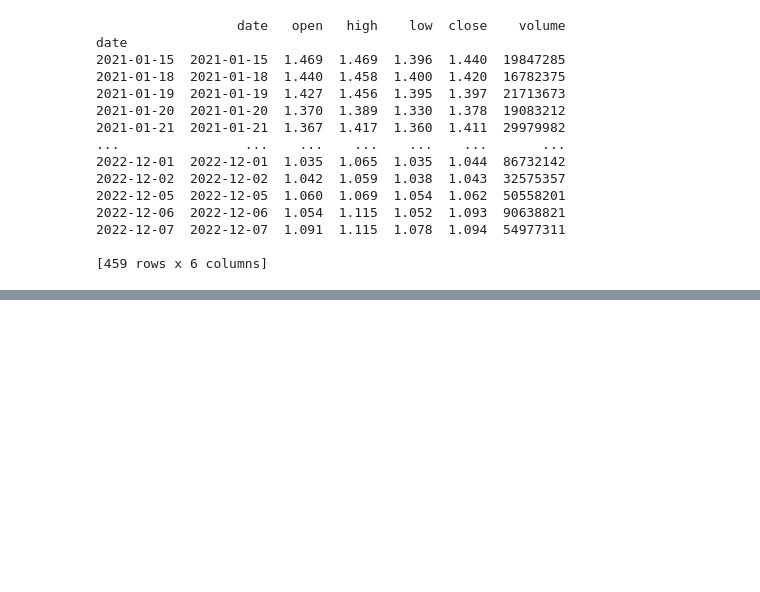
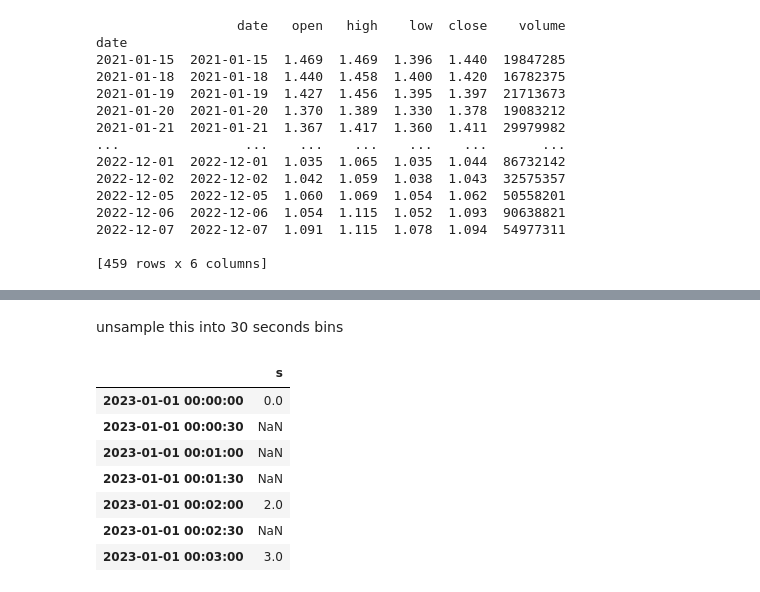
Before and after one commit to steven-xian/example, a Jupyter notebook: learn_python/finance/ak-fund-demo.ipynb, the cells around one changed output, grey strips where cells are left out. Cells and saved outputs as stored; diff of their text form; code cells hidden in the pictures; blank space fills up the shorter version.

```diff
--- a/learn_python/finance/ak-fund-demo.ipynb
+++ b/learn_python/finance/ak-fund-demo.ipynb
@@ -154,0 +191,5 @@ date
+# %%
+index = pd.date_range('1/1/2023', periods=4, freq='T')
+s = pd.Series([0.0, None, 2.0, 3.0], index=index)
+df = pd.DataFrame({'s': s})
+df
@@ -154,0 +202,13 @@ date
+# %% [markdown]
+unsample this into 30 seconds bins
+# %%
+df.asfreq(freq='30S')
+# %% [output]
+|  | s |
+| 2023-01-01 00:00:00 | 0.0 |
+| 2023-01-01 00:00:30 | NaN |
+| 2023-01-01 00:01:00 | NaN |
+| 2023-01-01 00:01:30 | NaN |
+| 2023-01-01 00:02:00 | 2.0 |
+| 2023-01-01 00:02:30 | NaN |
+| 2023-01-01 00:03:00 | 3.0 |
```
Also changed, not shown: parts of 10 cells of this notebook, 1 other file.
